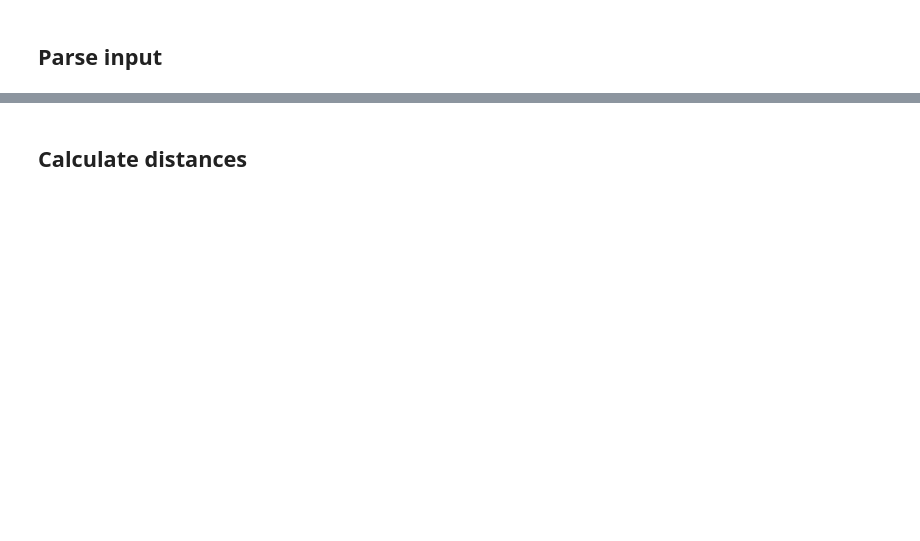
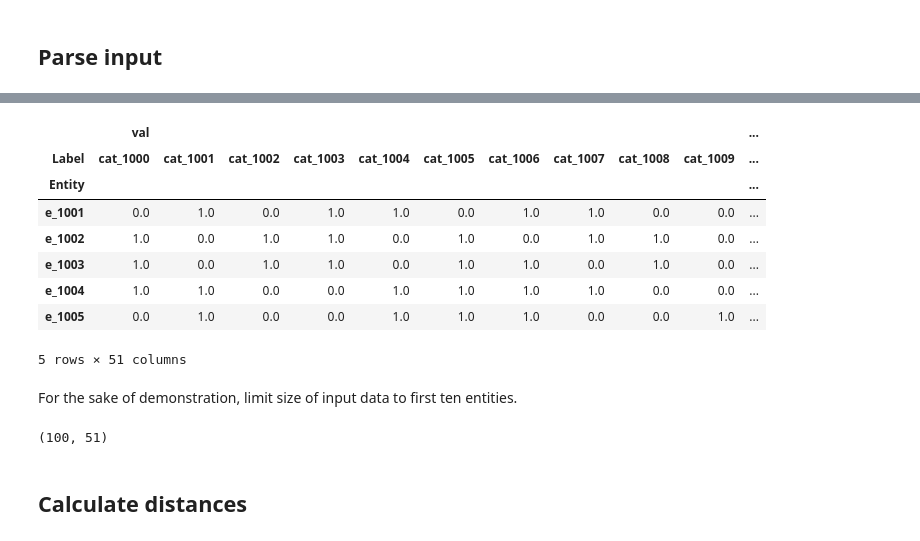
Before and after one commit to szabogtamas/distance_metrics_comparisons, a Jupyter notebook: notebooks/jupyter/efficient_jaccard_distances.ipynb, the cells around one changed output, grey strips where cells are left out. Drawn from its saved outputs; the diff is of its cells as text; code cells hidden in the pictures; blank space fills up the shorter version.

```diff
--- a/notebooks/jupyter/efficient_jaccard_distances.ipynb
+++ b/notebooks/jupyter/efficient_jaccard_distances.ipynb
@@ -21,2 +22,4 @@ SyntaxError: invalid syntax (input_parser.py, line 11)
+# %%
+main_input = "/home/rstudio/local_files/example_data/pseudo_tabular_format.csv"
 # %% [markdown]
 ## Parse input
@@ -23,3 +48,20 @@ SyntaxError: invalid syntax (input_parser.py, line 11)
 # %%
-main_df = su.input_parser.read_input("/home/rstudio/local_files/example_data/pseudo_tabular_format.csv")
+main_df = su.input_parser.read_input(main_input)
 main_df.head()
+# %% [output]
+|  | val |  |  |  |  |  |  |  |  |  | ... |
+| Label | cat_1000 | cat_1001 | cat_1002 | cat_1003 | cat_1004 | cat_1005 | cat_1006 | cat_1007 | cat_1008 | cat_1009 | ... |
+| Entity |  |  |  |  |  |  |  |  |  |  | ... |
+| e_1001 | 0.0 | 1.0 | 0.0 | 1.0 | 1.0 | 0.0 | 1.0 | 1.0 | 0.0 | 0.0 | ... |
+| e_1002 | 1.0 | 0.0 | 1.0 | 1.0 | 0.0 | 1.0 | 0.0 | 1.0 | 1.0 | 0.0 | ... |
+| e_1003 | 1.0 | 0.0 | 1.0 | 1.0 | 0.0 | 1.0 | 1.0 | 0.0 | 1.0 | 0.0 | ... |
+| e_1004 | 1.0 | 1.0 | 0.0 | 0.0 | 1.0 | 1.0 | 1.0 | 1.0 | 0.0 | 0.0 | ... |
+| e_1005 | 0.0 | 1.0 | 0.0 | 0.0 | 1.0 | 1.0 | 1.0 | 0.0 | 0.0 | 1.0 | ... |
+5 rows × 51 columns
+# %% [markdown]
+For the sake of demonstration, limit size of input data to first ten entities.
+# %%
+limited_df = main_df.iloc[0:100, :]
+limited_df.shape
+# %% [output]
+(100, 51)
```
Also changed, not shown: parts of 19 cells of this notebook.
